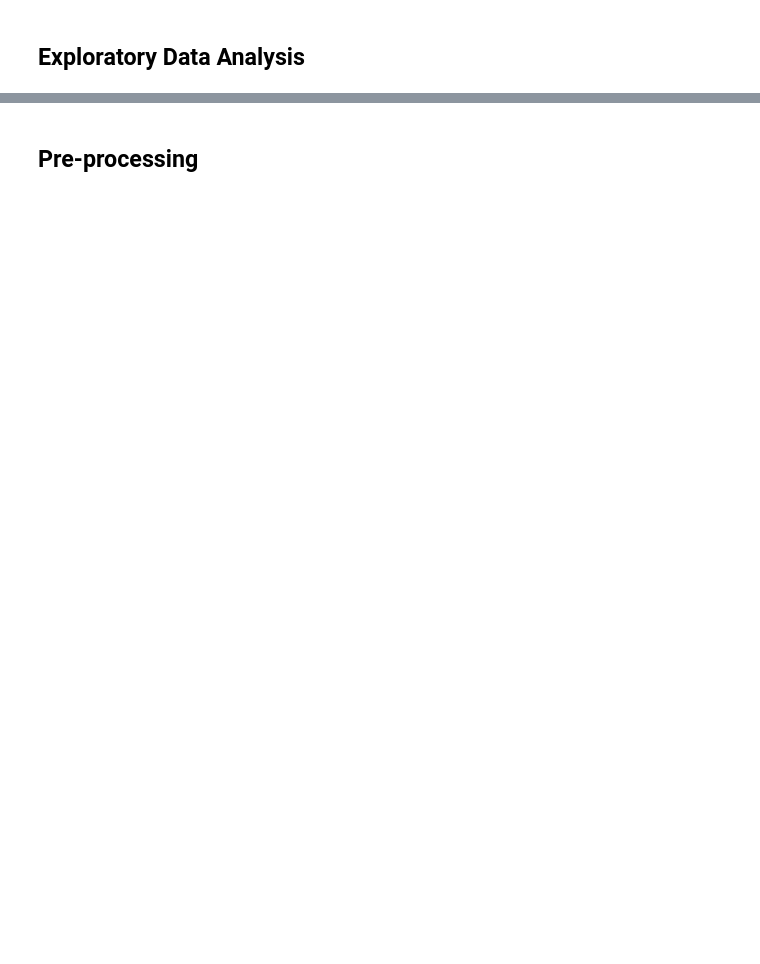
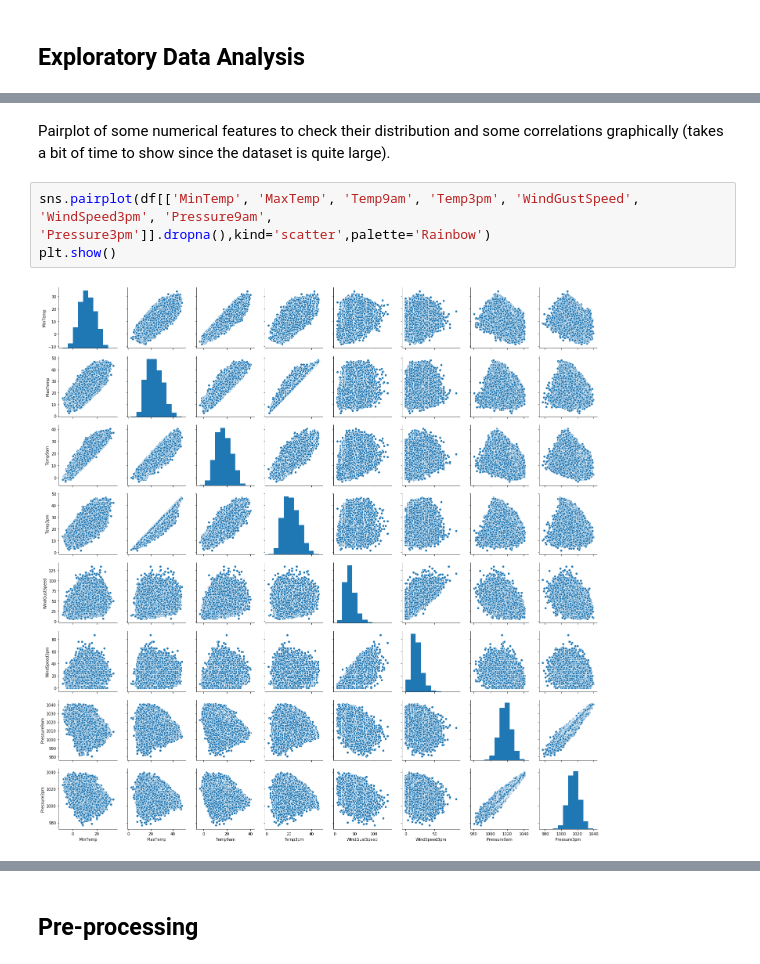
Before and after one commit to rmondini/classificationproject, a Jupyter notebook: rain-in-australia.ipynb, the cells around one changed output, grey strips where cells are left out. Cells and saved outputs as stored; diff of their text form; blank space fills up the shorter version.

```diff
--- a/rain-in-australia.ipynb
+++ b/rain-in-australia.ipynb
@@ -80,0 +95,7 @@ df.describe()
+# %% [markdown]
+Pairplot of some numerical features to check their distribution and some correlations graphically (takes a bit of time to show since the dataset is quite large).
+# %%
+sns.pairplot(df[['MinTemp', 'MaxTemp', 'Temp9am', 'Temp3pm', 'WindGustSpeed', 'WindSpeed3pm', 'Pressure9am', 'Pressure3pm']].dropna(),kind='scatter',palette='Rainbow')
+plt.show()
+# %% [output]
+[figure, added]
```
Also changed, not shown: parts of 63 cells of this notebook.
